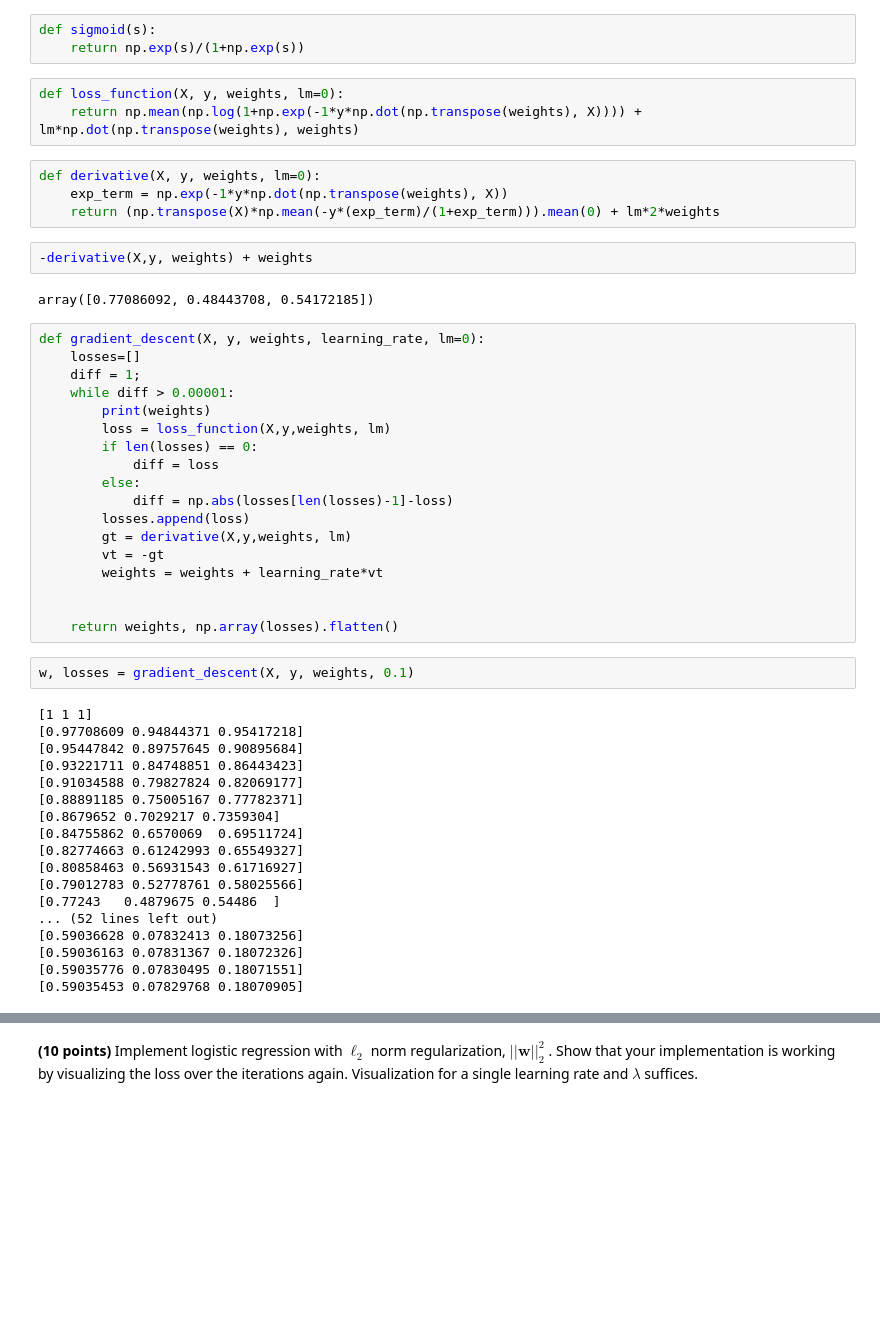
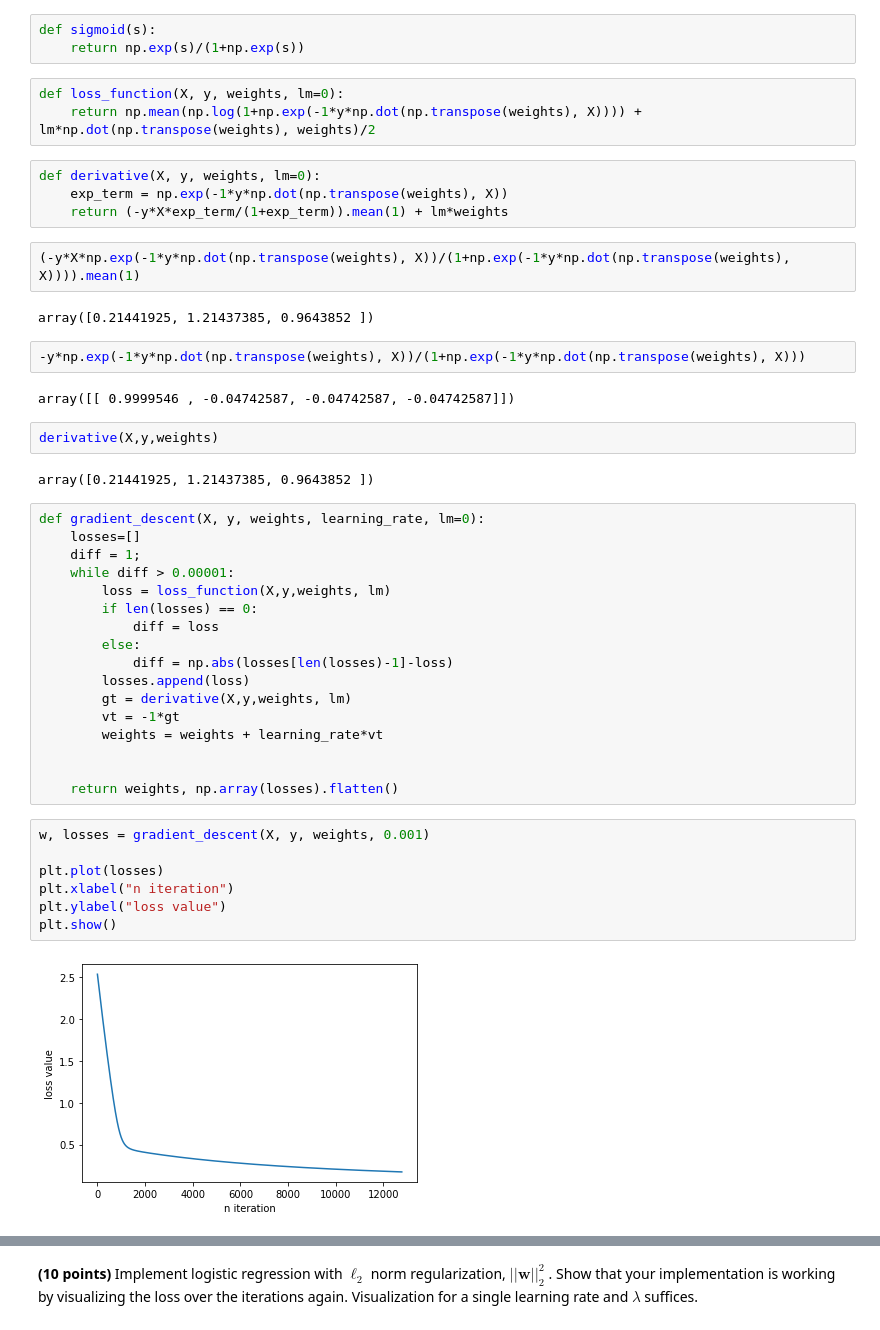
Before and after one commit to yavuzDemir21/Machine-Learning-Digit-Classifier, a Jupyter notebook: SolnTemplate_Yavuz.ipynb, the cells around one changed output, grey strips where cells are left out. Drawn from its saved outputs; the diff is of its cells as text; blank space fills up the shorter version.

```diff
--- a/SolnTemplate_Yavuz.ipynb
+++ b/SolnTemplate_Yavuz.ipynb
@@ -101,21 +101,28 @@ def sigmoid(s):
     return np.exp(s)/(1+np.exp(s))
 # %%
 def loss_function(X, y, weights, lm=0):
-    return np.mean(np.log(1+np.exp(-1*y*np.dot(np.transpose(weights), X)))) + lm*np.dot(np.transpose(weights), weights)
+    return np.mean(np.log(1+np.exp(-1*y*np.dot(np.transpose(weights), X)))) + lm*np.dot(np.transpose(weights), weights)/2
 # %%
 def derivative(X, y, weights, lm=0):
     exp_term = np.exp(-1*y*np.dot(np.transpose(weights), X))
-    return (np.transpose(X)*np.mean(-y*(exp_term)/(1+exp_term))).mean(0) + lm*2*weights
+    return (-y*X*exp_term/(1+exp_term)).mean(1) + lm*weights
+# %%
+(-y*X*np.exp(-1*y*np.dot(np.transpose(weights), X))/(1+np.exp(-1*y*np.dot(np.transpose(weights), X)))).mean(1)
+# %% [output]
+array([0.21441925, 1.21437385, 0.9643852 ])
+# %%
+-y*np.exp(-1*y*np.dot(np.transpose(weights), X))/(1+np.exp(-1*y*np.dot(np.transpose(weights), X)))
+# %% [output]
+array([[ 0.9999546 , -0.04742587, -0.04742587, -0.04742587]])
 # %%
--derivative(X,y, weights) + weights
+derivative(X,y,weights)
 # %% [output]
-array([0.77086092, 0.48443708, 0.54172185])
+array([0.21441925, 1.21437385, 0.9643852 ])
 # %%
 def gradient_descent(X, y, weights, learning_rate, lm=0):
     losses=[]
     diff = 1;
     while diff > 0.00001:
-        print(weights)
         loss = loss_function(X,y,weights, lm)
         if len(losses) == 0:
             diff = loss
@@ -123,28 +130,17 @@ def gradient_descent(X, y, weights, learning_rate, lm=0):
             diff = np.abs(losses[len(losses)-1]-loss)
         losses.append(loss)
         gt = derivative(X,y,weights, lm)
-        vt = -gt
+        vt = -1*gt
         weights = weights + learning_rate*vt
 
 
     return weights, np.array(losses).flatten()
 # %%
-w, losses = gradient_descent(X, y, weights, 0.1)
+w, losses = gradient_descent(X, y, weights, 0.001)
+
+plt.plot(losses)
+plt.xlabel("n iteration")
+plt.ylabel("loss value")
+plt.show()
 # %% [output]
-[1 1 1]
-[0.97708609 0.94844371 0.95417218]
-[0.95447842 0.89757645 0.90895684]
-[0.93221711 0.84748851 0.86443423]
-[0.91034588 0.79827824 0.82069177]
-[0.88891185 0.75005167 0.77782371]
-[0.8679652 0.7029217 0.7359304]
-[0.84755862 0.6570069  0.69511724]
-[0.82774663 0.61242993 0.65549327]
-[0.80858463 0.56931543 0.61716927]
-[0.79012783 0.52778761 0.58025566]
-[0.77243   0.4879675 0.54486  ]
-... (52 lines left out)
-[0.59036628 0.07832413 0.18073256]
-[0.59036163 0.07831367 0.18072326]
-[0.59035776 0.07830495 0.18071551]
-[0.59035453 0.07829768 0.18070905]
+[figure, added]
```
Also changed, not shown: parts of 7 cells of this notebook.
